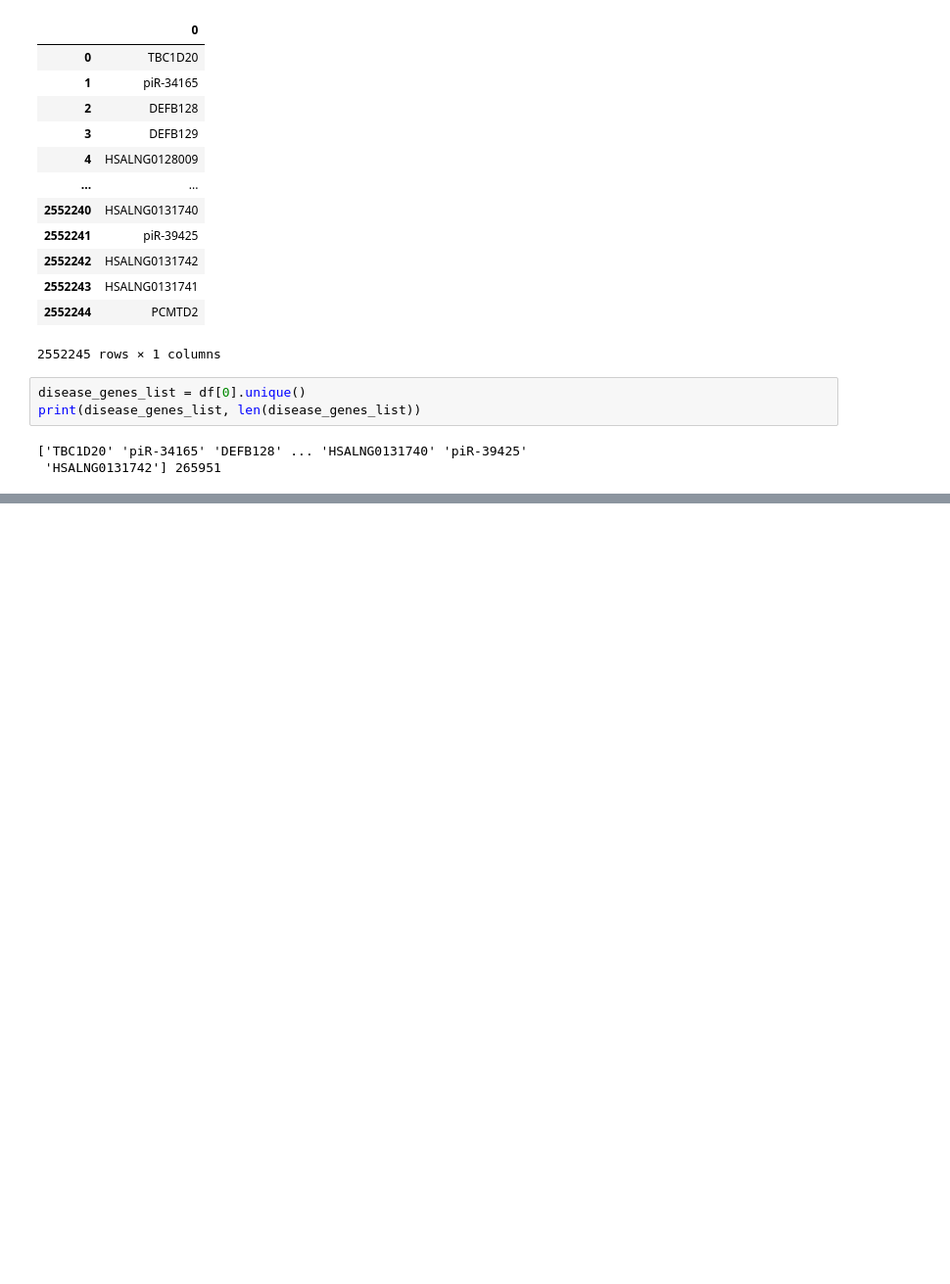
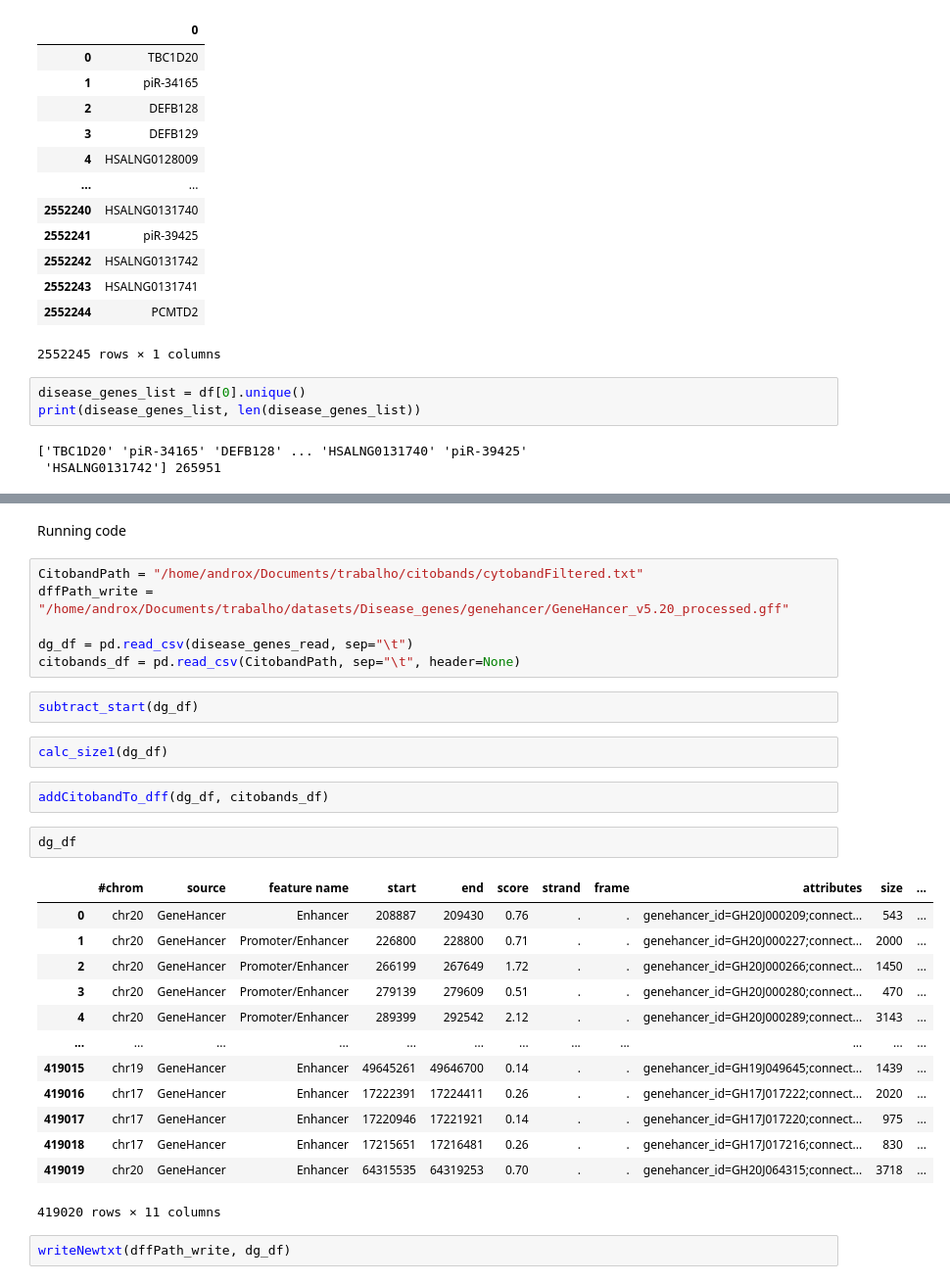
Before and after one commit to AndreSantos2000/A_map_of_privacy-sensitivity_in_human_genomes, a Jupyter notebook: jupyter_scripts/diseaseGenes/DiseaseGenes_dataTreatment.ipynb, the cells around one changed output, grey strips where cells are left out. Shown at 98% size. Cells and saved outputs as stored; diff of their text form; blank space fills up the shorter version.

```diff
--- a/jupyter_scripts/diseaseGenes/DiseaseGenes_dataTreatment.ipynb
+++ b/jupyter_scripts/diseaseGenes/DiseaseGenes_dataTreatment.ipynb
@@ -131,0 +199,32 @@ print(disease_genes_list, len(disease_genes_list))
+# %% [markdown]
+Running code
+# %%
+CitobandPath = "/home/androx/Documents/trabalho/citobands/cytobandFiltered.txt"
+dffPath_write = "/home/androx/Documents/trabalho/datasets/Disease_genes/genehancer/GeneHancer_v5.20_processed.gff"
+
+dg_df = pd.read_csv(disease_genes_read, sep="\t")
+citobands_df = pd.read_csv(CitobandPath, sep="\t", header=None)
+# %%
+subtract_start(dg_df)
+# %%
+calc_size1(dg_df)
+# %%
+addCitobandTo_dff(dg_df, citobands_df)
+# %%
+dg_df
+# %% [output]
+|  | #chrom | source | feature name | start | end | score | strand | frame | attributes | size | ... |
+| 0 | chr20 | GeneHancer | Enhancer | 208887 | 209430 | 0.76 | . | . | genehancer_id=GH20J000209;connect... | 543 | ... |
+| 1 | chr20 | GeneHancer | Promoter/Enhancer | 226800 | 228800 | 0.71 | . | . | genehancer_id=GH20J000227;connect... | 2000 | ... |
+| 2 | chr20 | GeneHancer | Promoter/Enhancer | 266199 | 267649 | 1.72 | . | . | genehancer_id=GH20J000266;connect... | 1450 | ... |
+| 3 | chr20 | GeneHancer | Promoter/Enhancer | 279139 | 279609 | 0.51 | . | . | genehancer_id=GH20J000280;connect... | 470 | ... |
+| 4 | chr20 | GeneHancer | Promoter/Enhancer | 289399 | 292542 | 2.12 | . | . | genehancer_id=GH20J000289;connect... | 3143 | ... |
+| ... | ... | ... | ... | ... | ... | ... | ... | ... | ... | ... | ... |
+| 419015 | chr19 | GeneHancer | Enhancer | 49645261 | 49646700 | 0.14 | . | . | genehancer_id=GH19J049645;connect... | 1439 | ... |
+| 419016 | chr17 | GeneHancer | Enhancer | 17222391 | 17224411 | 0.26 | . | . | genehancer_id=GH17J017222;connect... | 2020 | ... |
+| 419017 | chr17 | GeneHancer | Enhancer | 17220946 | 17221921 | 0.14 | . | . | genehancer_id=GH17J017220;connect... | 975 | ... |
+| 419018 | chr17 | GeneHancer | Enhancer | 17215651 | 17216481 | 0.26 | . | . | genehancer_id=GH17J017216;connect... | 830 | ... |
+| 419019 | chr20 | GeneHancer | Enhancer | 64315535 | 64319253 | 0.70 | . | . | genehancer_id=GH20J064315;connect... | 3718 | ... |
+419020 rows × 11 columns
+# %%
+writeNewtxt(dffPath_write, dg_df)
```
Also changed, not shown: parts of 2 cells of this notebook, 2 other files.
